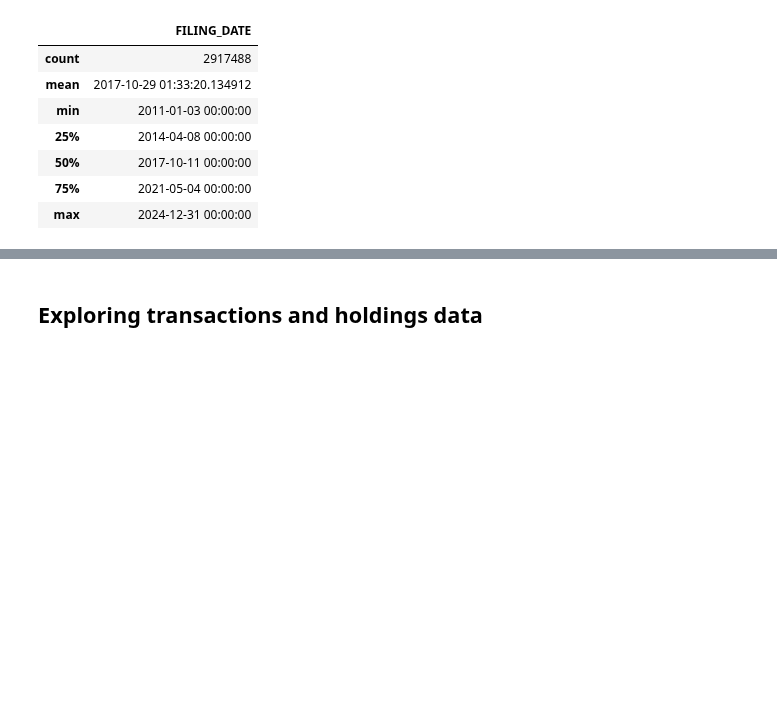
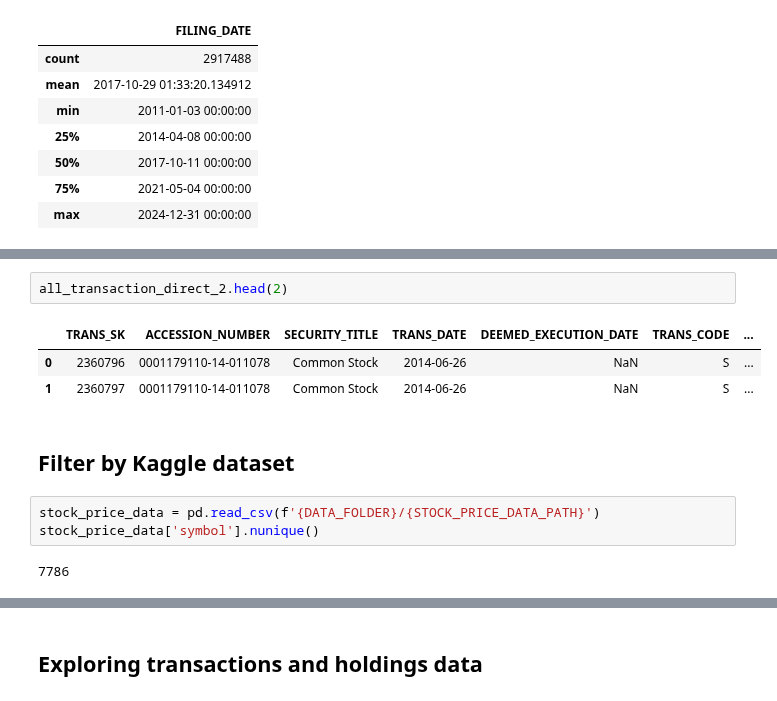
Before and after one commit to Blimperoo/DSA4263-Final-Insider-Trading, a Jupyter notebook: src/data/SEC_and_Litigations_EDA.ipynb, the cells around one changed output, grey strips where cells are left out. Drawn from its saved outputs; the diff is of its cells as text; blank space fills up the shorter version.

```diff
--- a/src/data/SEC_and_Litigations_EDA.ipynb
+++ b/src/data/SEC_and_Litigations_EDA.ipynb
@@ -110,0 +182,13 @@ deriv_trans_data[['TRANS_DATE']].describe() # 1993 - 2047
+# %%
+all_transaction_direct_2.head(2)
+# %% [output]
+|  | TRANS_SK | ACCESSION_NUMBER | SECURITY_TITLE | TRANS_DATE | DEEMED_EXECUTION_DATE | TRANS_CODE | ... |
+| 0 | 2360796 | 0001179110-14-011078 | Common Stock | 2014-06-26 | NaN | S | ... |
+| 1 | 2360797 | 0001179110-14-011078 | Common Stock | 2014-06-26 | NaN | S | ... |
+# %% [markdown]
+## Filter by Kaggle dataset
+# %%
+stock_price_data = pd.read_csv(f'{DATA_FOLDER}/{STOCK_PRICE_DATA_PATH}')
+stock_price_data['symbol'].nunique()
+# %% [output]
+7786
```
Also changed, not shown: parts of 45 cells of this notebook.
